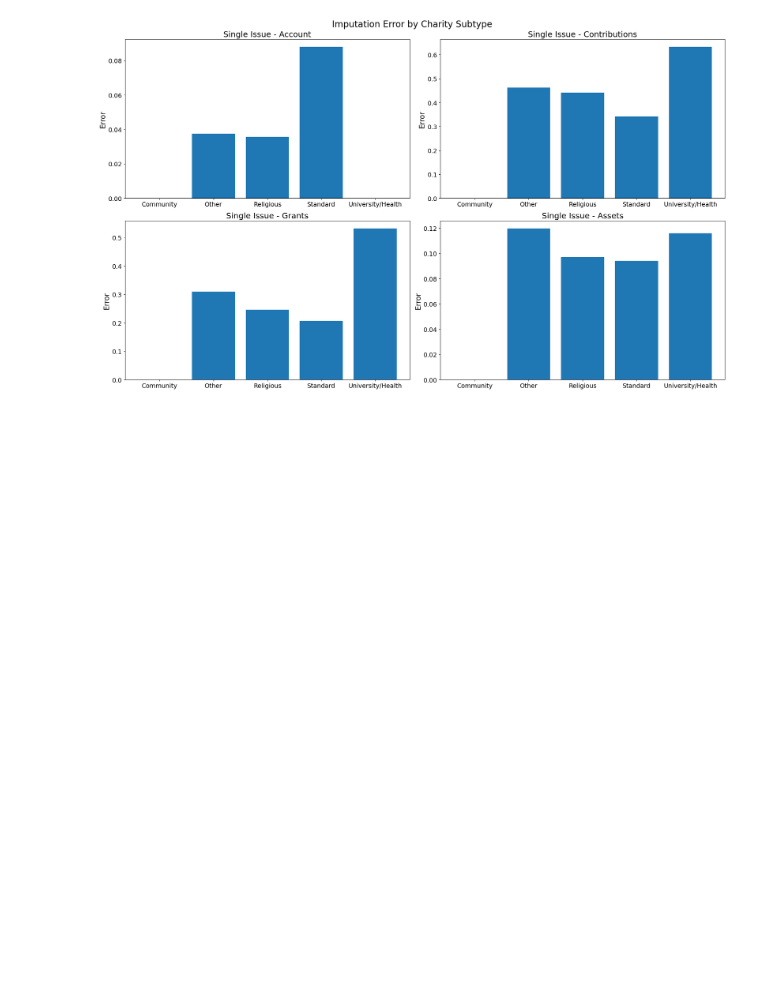
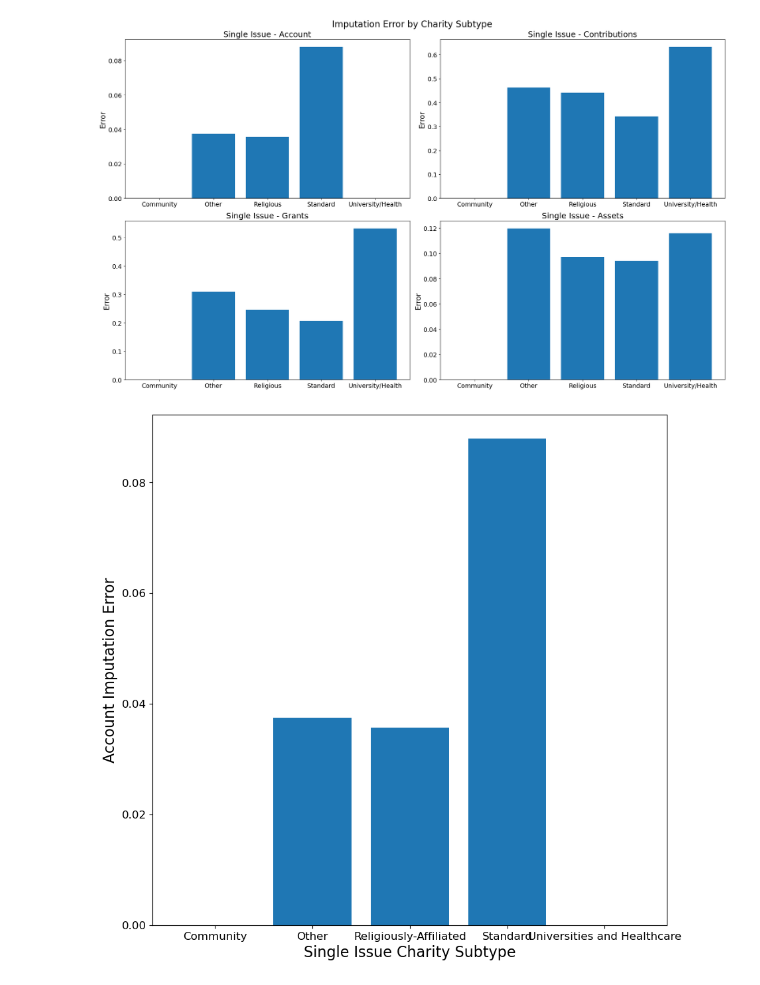
Before and after one commit to nichmars/Test, a Jupyter notebook: Graph Creation and Pictures/Median_Year_Type_Analysis.ipynb, the cells around one changed output. Drawn from its saved outputs; the diff is of its cells as text; code cells hidden in the pictures; blank space fills up the shorter version.

```diff
--- a/Graph Creation and Pictures/Median_Year_Type_Analysis.ipynb
+++ b/Graph Creation and Pictures/Median_Year_Type_Analysis.ipynb
@@ -323,3 +324,13 @@ plt.tight_layout()
 plt.show()
 # %% [output]
 [figure]
+# %%
+plt.figure(figsize=(10,10))
+plt.bar(list(sgroups.groups.keys()), single_account_by_year)
+plt.xlabel("Single Issue Charity Subtype", fontsize=16)
+plt.ylabel("Account Imputation Error", fontsize=16)
+plt.xticks(fontsize=12)
+plt.yticks(fontsize=12)
+plt.show()
+# %% [output]
+[figure, added]
```
Also changed, not shown: parts of 1 cell of this notebook, 2 other files.
